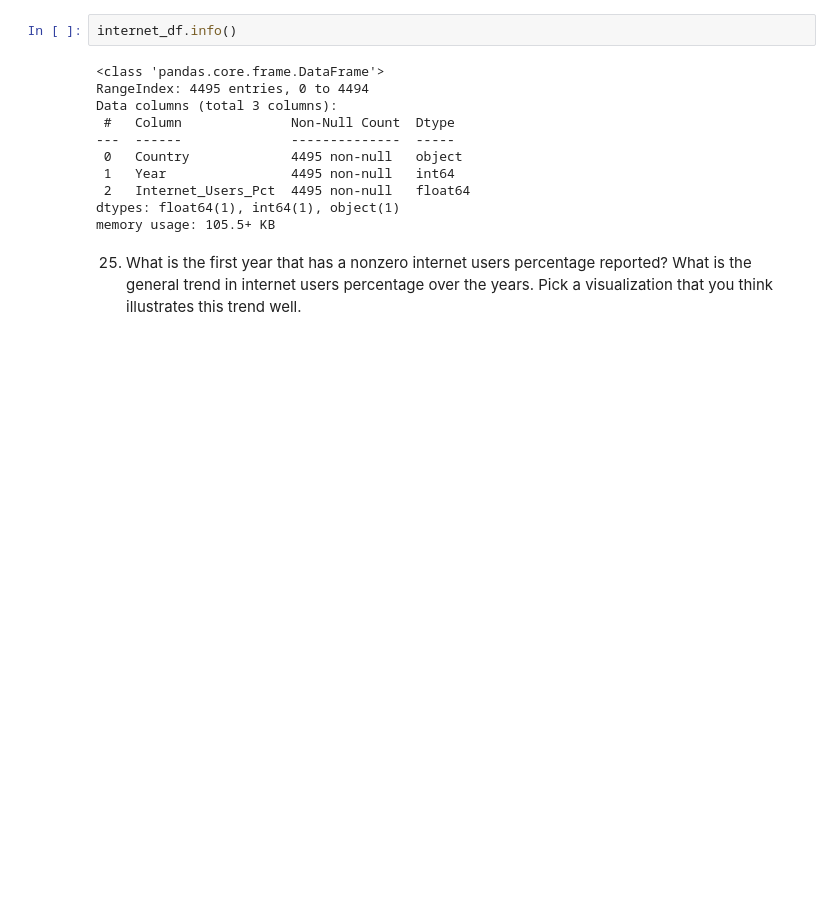
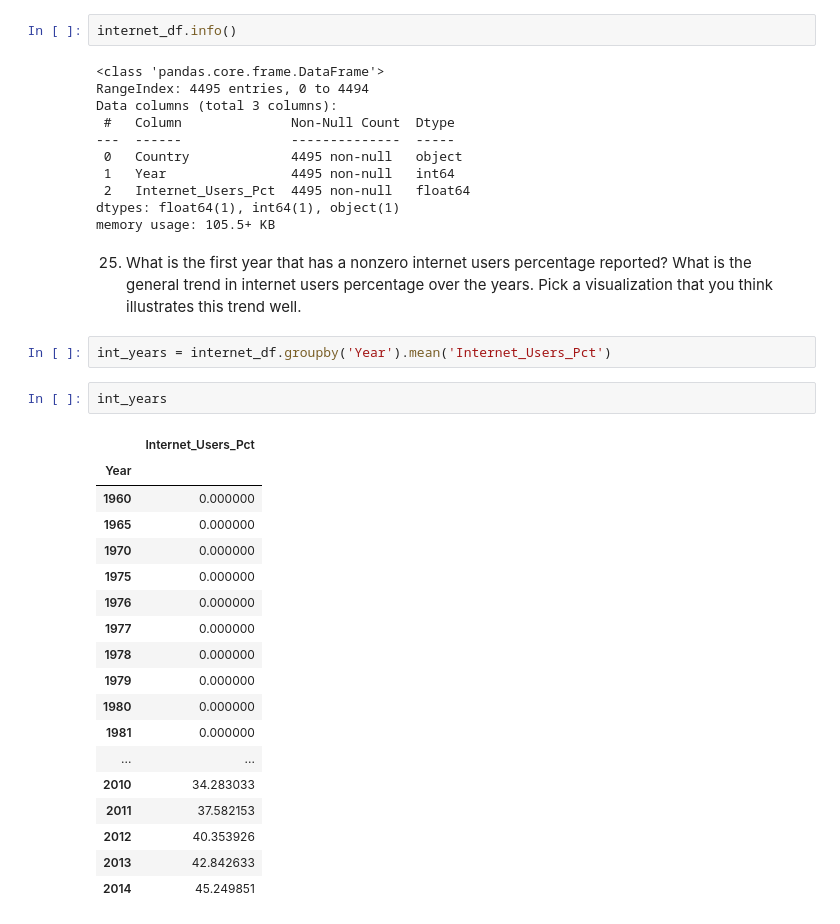
Before and after one commit to nss-data-science-cohort-5/un_exploration-Corbec, a Jupyter notebook: notebooks/UN_Data_Exploration.ipynb, the cells around one changed output. Cells and saved outputs as stored; diff of their text form; blank space fills up the shorter version.

```diff
--- a/notebooks/UN_Data_Exploration.ipynb
+++ b/notebooks/UN_Data_Exploration.ipynb
@@ -436,3 +436,26 @@ dtypes: float64(1), int64(1), object(1)
 memory usage: 105.5+ KB
 # %% [markdown]
 25. What is the first year that has a nonzero internet users percentage reported? What is the general trend in internet users percentage over the years. Pick a visualization that you think illustrates this trend well.
+# %%
+int_years = internet_df.groupby('Year').mean('Internet_Users_Pct')
+# %%
+int_years
+# %% [output]
+|  | Internet_Users_Pct |
+| Year |  |
+| 1960 | 0.000000 |
+| 1965 | 0.000000 |
+| 1970 | 0.000000 |
+| 1975 | 0.000000 |
+| 1976 | 0.000000 |
+| 1977 | 0.000000 |
+| 1978 | 0.000000 |
+| 1979 | 0.000000 |
+| 1980 | 0.000000 |
+| 1981 | 0.000000 |
+| ... | ... |
+| 2010 | 34.283033 |
+| 2011 | 37.582153 |
+| 2012 | 40.353926 |
+| 2013 | 42.842633 |
+| 2014 | 45.249851 |
```
Also changed, not shown: parts of 12 cells of this notebook.
